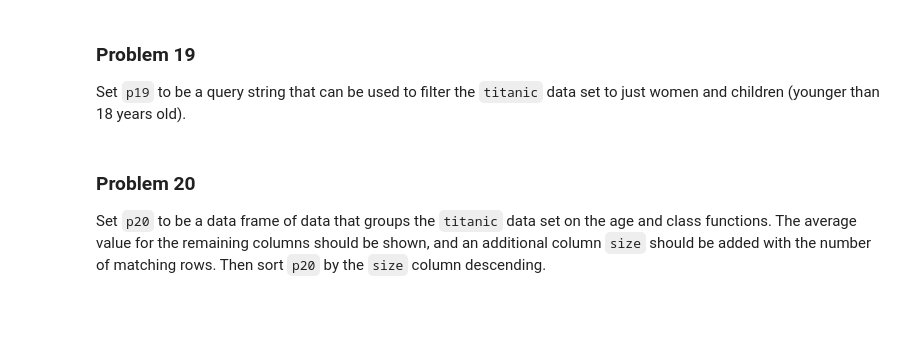
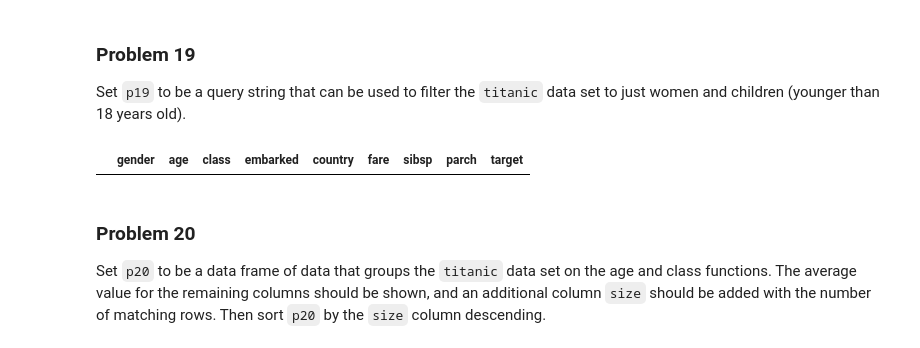
Before and after one commit to alyssantran/dx602-homework-11, a Jupyter notebook: homework.ipynb, the cells around one changed output. Cells and saved outputs as stored; diff of their text form; code cells hidden in the pictures; blank space fills up the shorter version.

```diff
--- a/homework.ipynb
+++ b/homework.ipynb
@@ -375,9 +398,11 @@ Set `p19` to be a query string that can be used to filter the `titanic` data set
 # %%
 # YOUR CHANGES HERE
 
-p19 = ...
+p19 = ("gender in ('1') and (age < 18)")
 # %%
-titanic.query(p19) if p19 is not ... else None
+titanic.query(p19) if p19 is not None else None
+# %% [output]
+|  | gender | age | class | embarked | country | fare | sibsp | parch | target |
 # %%
 # did women and children have higher survival rates?
 
```
Also changed, not shown: parts of 10 cells of this notebook.
